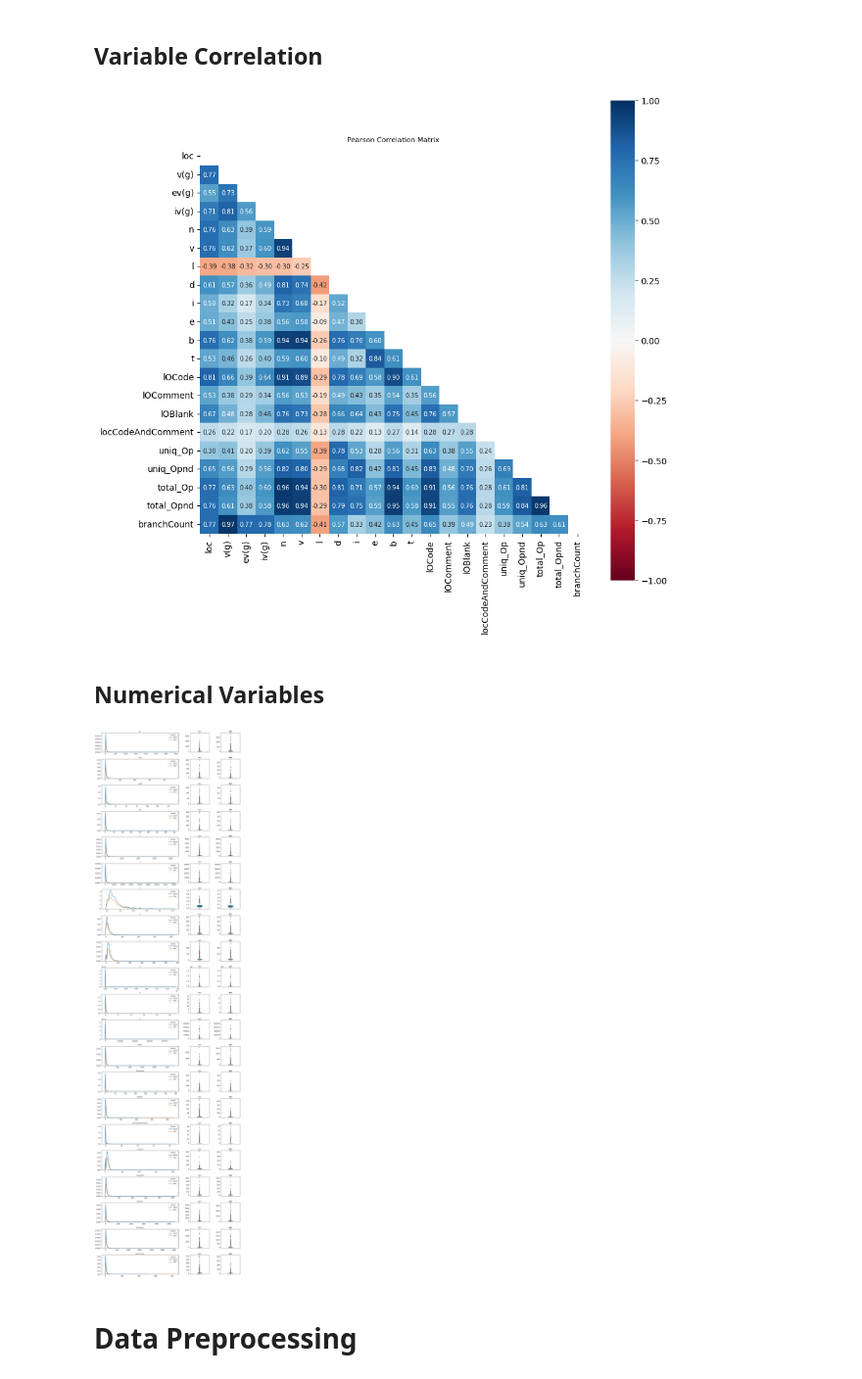
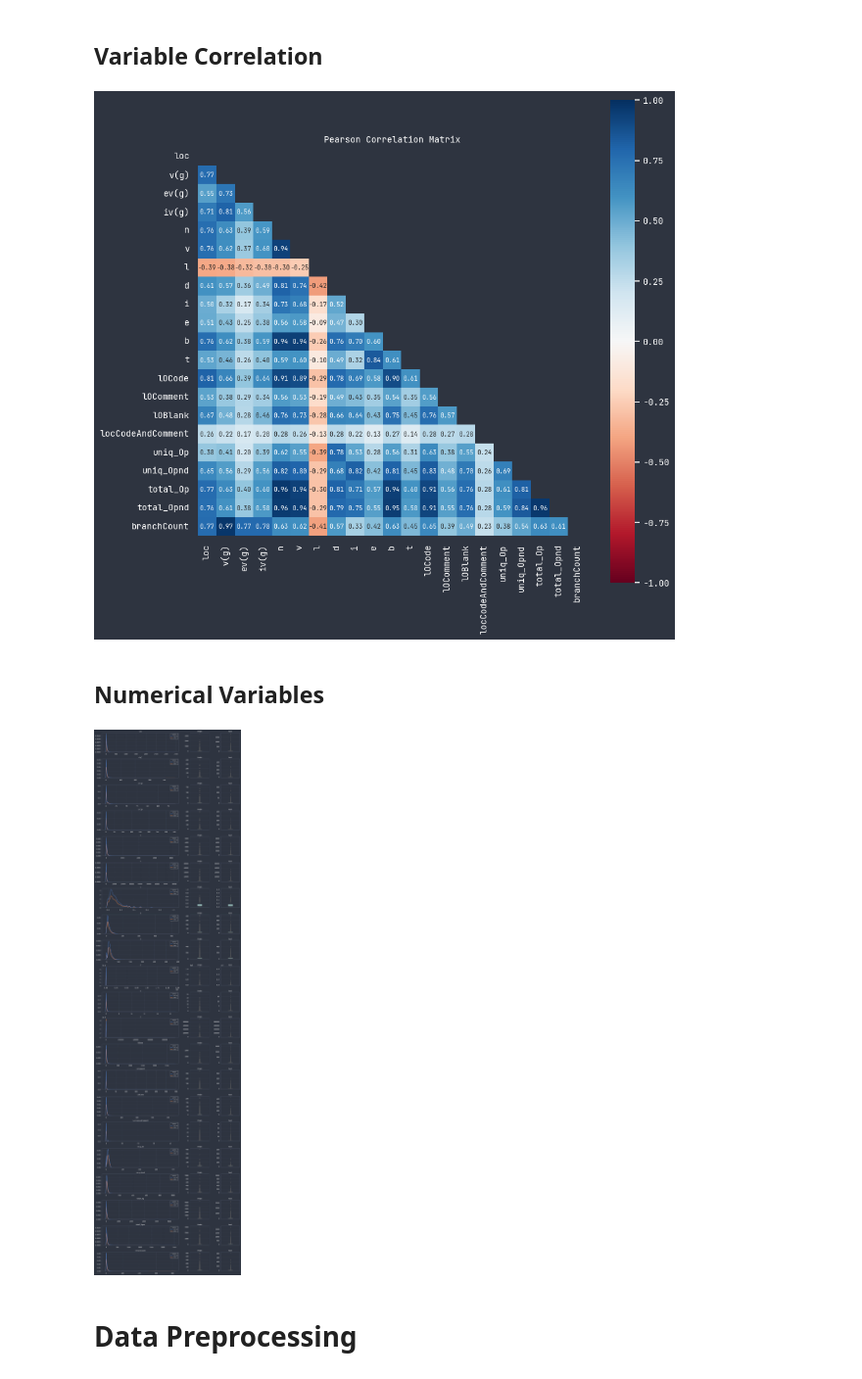
Before and after one commit to cheeweisoh/kaggle, a Jupyter notebook: tps/tps_3_23/eda2.ipynb, the cells around one changed output. Shown at 98% size. Cells and saved outputs as stored; diff of their text form; code cells hidden in the pictures.

Commit message:
updated colors for graphs

```diff
--- a/tps/tps_3_23/eda2.ipynb
+++ b/tps/tps_3_23/eda2.ipynb
@@ -11,6 +11,27 @@ import seaborn as sns
 from sklearn.model_selection import KFold
 from sklearn.metrics import roc_auc_score, roc_curve, confusion_matrix
 from lightgbm import LGBMClassifier, log_evaluation, early_stopping
+
+rc = {
+    "axes.facecolor": "#2E3440",
+    "figure.facecolor": "#2E3440",
+    "axes.edgecolor": "#4C566A",
+    "grid.color": "#4C566A",
+    "font.family": "JetBrains Mono",
+    "text.color": "#FFFFFF",
+    "axes.labelcolor": "#FFFFFF",
+    "xtick.color": "#FFFFFF",
+    "ytick.color": "#FFFFFF",
+    "grid.alpha": 0.4,
+    "font.size": 10,
+    "axes.labelsize": 10,
+    "axes.titlesize": 10,
+    "xtick.labelsize": 10,
+    "ytick.labelsize": 10,
+    "legend.fontsize": 8,
+    "legend.title_fontsize": 8
+}
+sns.set(rc=rc)
 # %%
 train_df = pd.read_csv('train.csv', index_col='id')
 test_df = pd.read_csv('test.csv', index_col='id')
@@ -283,35 +304,35 @@ mask = np.triu(np.ones_like(df_corr, dtype=bool))
 
 plt.figure(figsize=(10, 10))
 sns.heatmap(df_corr, mask=mask, annot=True, annot_kws={"size": 7}, fmt='.2f', cmap='RdBu', square=True, vmin=-1, vmax=1)
-plt.title('Pearson Correlation Matrix', fontsize=8)
+plt.title('Pearson Correlation Matrix')
 plt.show()
 # %% [output]
-[figure, old version]
+[figure, new version]
 # %% [markdown]
 ## Numerical Variables
 # %%
 df = pd.concat([train_df[num_features].assign(source='train'), test_df[num_features].assign(source='test')], ignore_index=True)
 
 fig, axs = plt.subplots(nrows=len(num_features), ncols=3, figsize=(16, len(num_features) * 3),
                         gridspec_kw= {'hspace': 0.35, 'wspace': 0.3, 'width_ratios': [0.8, 0.2, 0.2]})
 
 for i, feat in enumerate(num_features):
     sns.kdeplot(data=df[[feat, 'source']], x=feat, hue='source', linewidth=2, ax=axs[i, 0])
-    axs[i, 0].set_title(feat, fontsize=9)
+    axs[i, 0].set_title(feat)
     axs[i, 0].set(xlabel='', ylabel='')
 
-    sns.boxplot(data=df.loc[df['source'] == 'train', [feat]], y=feat, width=0.25, saturation=0.9, linewidth=0.9, fliersize=2.25, color='#037d97', ax=axs[i, 1])
-    axs[i, 1].set_title('train', fontsize=9)
+    sns.boxplot(data=df.loc[df['source'] == 'train', [feat]], y=feat, width=0.25, saturation=0.9, linewidth=0.9, fliersize=2.25, color='#8FBCBB', ax=axs[i, 1])
+    axs[i, 1].set_title('train')
     axs[i, 1].set(xlabel='', ylabel='')
 
-    sns.boxplot(data=df.loc[df['source'] == 'test', [feat]], y=feat, width=0.25, saturation=0.9, linewidth=0.9, fliersize=2.25, color='#037d97', ax=axs[i, 2])
-    axs[i, 2].set_title('test', fontsize=9, fontweight='bold')
+    sns.boxplot(data=df.loc[df['source'] == 'test', [feat]], y=feat, width=0.25, saturation=0.9, linewidth=0.9, fliersize=2.25, color='#8FBCBB', ax=axs[i, 2])
+    axs[i, 2].set_title('test')
     axs[i, 2].set(xlabel='', ylabel='')
 
 plt.tight_layout()
 plt.show()
 # %% [output]
-[figure, old version]
+[figure, new version]
 # %% [markdown]
 # Data Preprocessing
 # %%
```
Also changed, not shown: parts of 3 cells of this notebook.
